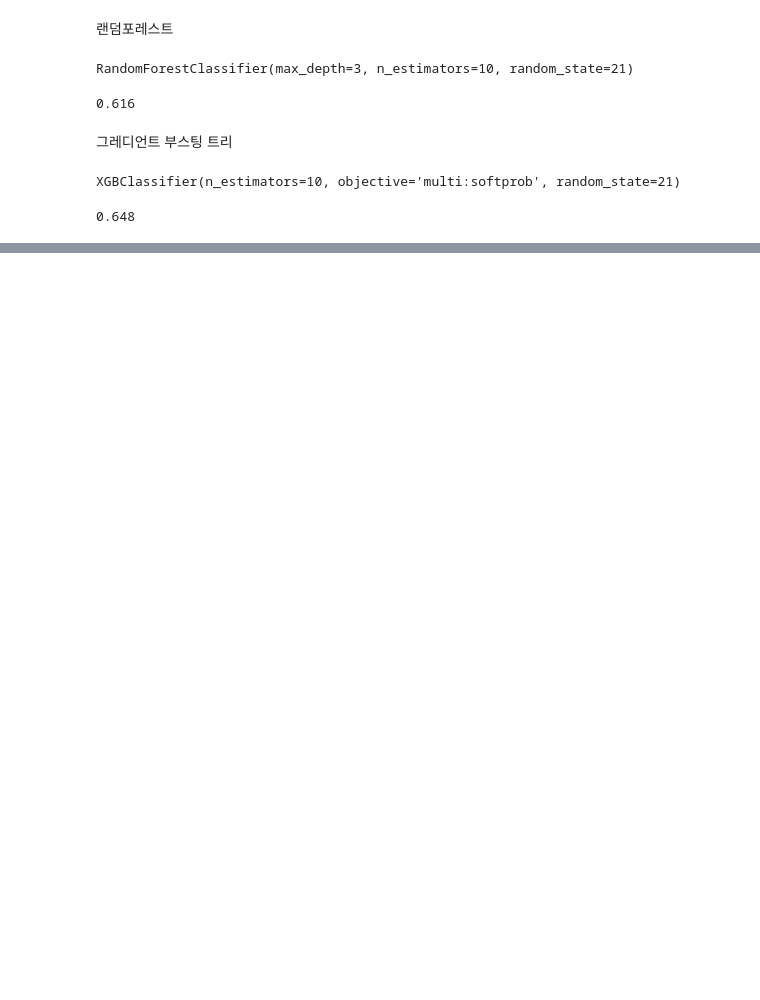
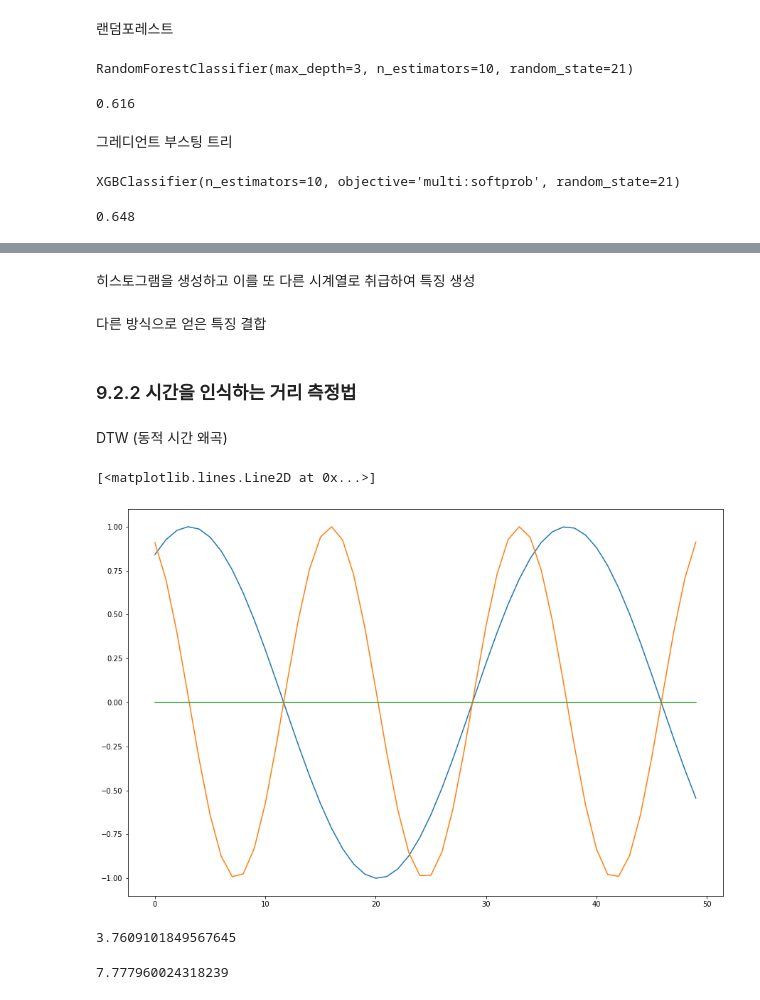
Before and after one commit to moneyflo/TimeSeries, a Jupyter notebook: Practical_Time_Series_Analysis/PTSA_chap_09.ipynb, the cells around one changed output, grey strips where cells are left out. Drawn from its saved outputs; the diff is of its cells as text; code cells hidden in the pictures; blank space fills up the shorter version.

```diff
--- a/Practical_Time_Series_Analysis/PTSA_chap_09.ipynb
+++ b/Practical_Time_Series_Analysis/PTSA_chap_09.ipynb
@@ -155,0 +217,26 @@ end = time.time()
+# %%
+%matplotlib inline
+import matplotlib.pyplot as plt
+plt.rcParams['figure.figsize'] = [15, 10]
+
+from math import sqrt
+
+from datetime import datetime
+import pandas as pd
+import numpy as np
+import pdb
+
+from scipy.cluster.hierarchy import dendrogram, linkage
+from scipy.spatial.distance import squareform
+
+from sklearn.metrics.pairwise import pairwise_distances
+from sklearn import preprocessing
+from sklearn.cluster import AgglomerativeClustering
+from sklearn.metrics.cluster import homogeneity_score, completeness_score
+from sklearn.metrics.cluster import contingency_matrix
+
+from dtaidistance import dtw
+
+from collections import Counter
+
+from scipy.stats import pearsonr
@@ -155,0 +360,2 @@ end = time.time()
+# %% [markdown]
+히스토그램을 생성하고 이를 또 다른 시계열로 취급하여 특징 생성
@@ -155,0 +383,2 @@ end = time.time()
+# %% [markdown]
+다른 방식으로 얻은 특징 결합
@@ -155,0 +389,14 @@ end = time.time()
+# %% [markdown]
+### 9.2.2 시간을 인식하는 거리 측정법
+# %% [markdown]
+DTW (동적 시간 왜곡)
+# %%
+ts1 = np.sin(np.linspace(1, 10))
+ts2 = np.sin(2 * np.linspace(1, 10))
+ts3 = np.zeros((50,))
+plt.plot(ts1)
+plt.plot(ts2)
+plt.plot(ts3)
+# %% [output]
+[<matplotlib.lines.Line2D at 0x...>]
+[figure, added]
@@ -155,0 +443,4 @@ end = time.time()
+# %%
+distDTW(ts1, ts2)
+# %% [output]
+3.7609101849567645
@@ -155,0 +449,4 @@ end = time.time()
+# %%
+distDTW(X[0], X[1])
+# %% [output]
+7.777960024318239
```
Also changed, not shown: parts of 38 cells of this notebook.
